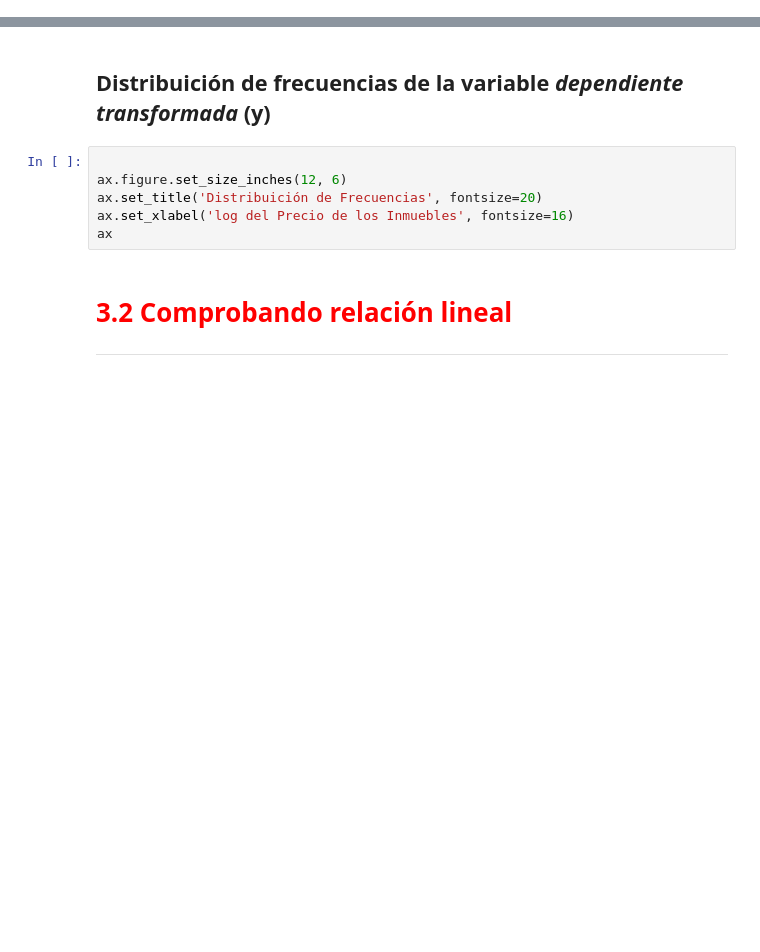
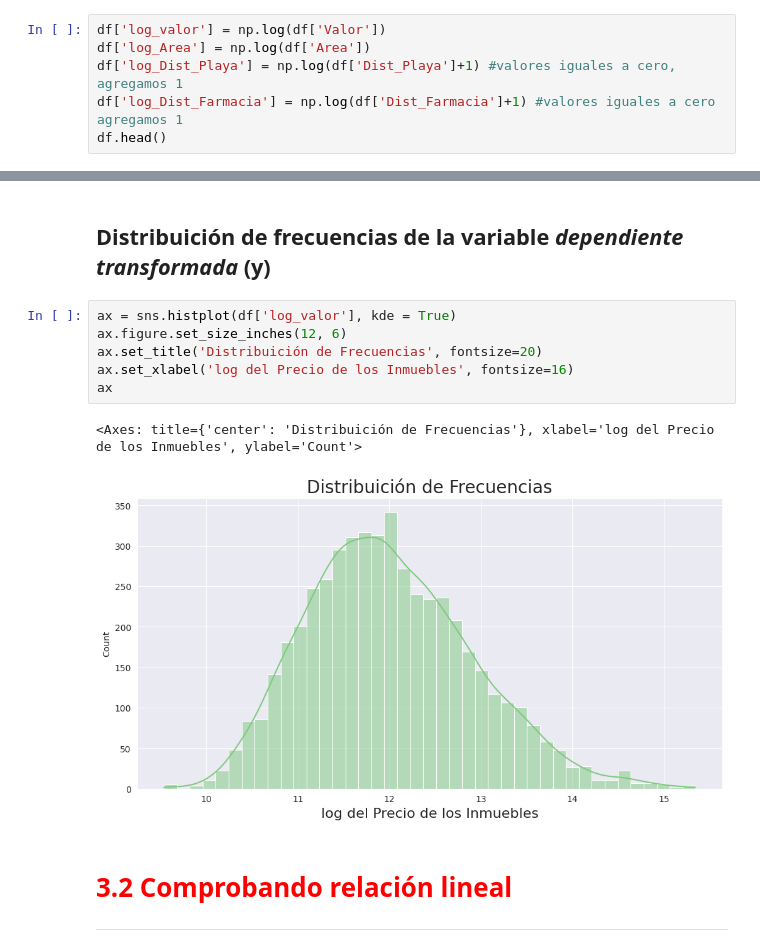
Before and after one commit to dialejo/Math_with_python, a Jupyter notebook: Regresión_Lineal_II.ipynb, the cells around one changed output, grey strips where cells are left out. Cells and saved outputs as stored; diff of their text form; blank space fills up the shorter version.

```diff
--- a/Regresión_Lineal_II.ipynb
+++ b/Regresión_Lineal_II.ipynb
@@ -200,3 +202,9 @@ ax
 ## Aplicando la transformación logarítmica a los datos del *dataset*
 
 https://docs.scipy.org/doc/numpy-1.15.0/reference/generated/numpy.log.html
+# %%
+df['log_valor'] = np.log(df['Valor'])
+df['log_Area'] = np.log(df['Area'])
+df['log_Dist_Playa'] = np.log(df['Dist_Playa']+1) #valores iguales a cero, agregamos 1
+df['log_Dist_Farmacia'] = np.log(df['Dist_Farmacia']+1) #valores iguales a cero agregamos 1
+df.head()
@@ -203,11 +218,14 @@ https://docs.scipy.org/doc/numpy-1.15.0/reference/generated/numpy.log.html
 # %% [markdown]
 ## Distribuición de frecuencias de la variable *dependiente transformada* (y)
 # %%
-
+ax = sns.histplot(df['log_valor'], kde = True)
 ax.figure.set_size_inches(12, 6)
 ax.set_title('Distribuición de Frecuencias', fontsize=20)
 ax.set_xlabel('log del Precio de los Inmuebles', fontsize=16)
 ax
+# %% [output]
+<Axes: title={'center': 'Distribuición de Frecuencias'}, xlabel='log del Precio de los Inmuebles', ylabel='Count'>
+[figure, added]
 # %% [markdown]
 # <font color='red' style='font-size: 30px;'>3.2 Comprobando relación lineal</font>
 <hr style='border: 2px solid red;'>
```
Also changed, not shown: parts of 3 cells of this notebook.
